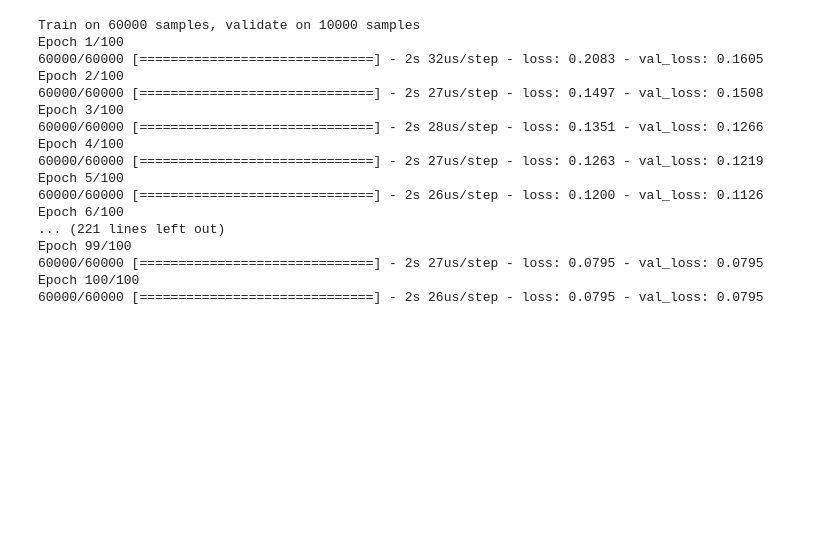
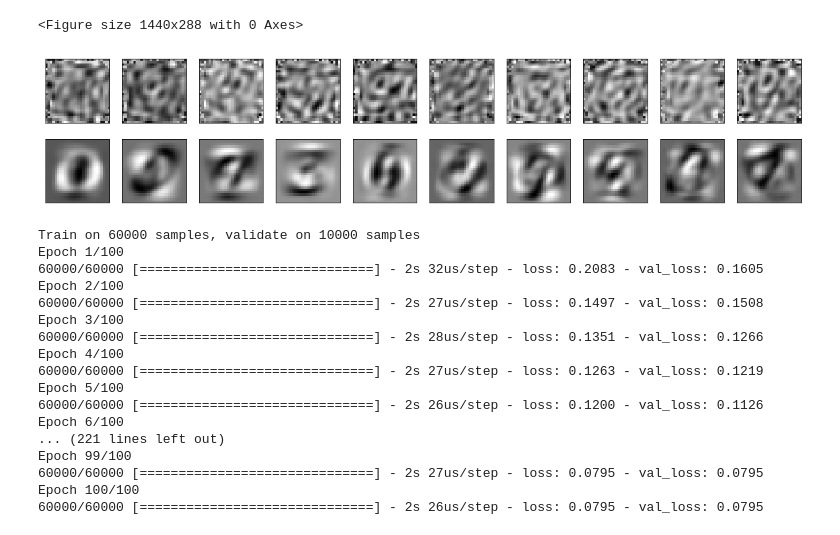
Before and after one commit to artificialsoph/yes_we_gan, a Jupyter notebook: 02 Autoencoders/Autoencoders.ipynb, the cells around one changed output. Cells and saved outputs as stored; diff of their text form; code cells hidden in the pictures; blank space fills up the shorter version.

```diff
--- a/02 Autoencoders/Autoencoders.ipynb
+++ b/02 Autoencoders/Autoencoders.ipynb
@@ -79,3 +168,24 @@ Epoch 50/50
+# %%
+n = 10
+plt.figure(figsize=(20, 4))
+
+fig, axes = plt.subplots(nrows=2, ncols=n, figsize=(20,4))
+for i in range(n):
+    # display original
+    ax = axes[0,i]
+    ax.imshow(encoder_weights.T[i,:].reshape(28, 28), cmap="gray")
+    ax.get_xaxis().set_visible(False)
+    ax.get_yaxis().set_visible(False)
+
+    # display reconstruction
+    ax = axes[1,i]
+    ax.imshow(pca_components[i, :].reshape(28, 28), cmap="gray")
+    ax.get_xaxis().set_visible(False)
+    ax.get_yaxis().set_visible(False)
+plt.show()
+# %% [output]
+<Figure size 1440x288 with 0 Axes>
+[figure, added]
 # %%
 input_img = keras.layers.Input(shape=(784,))
 encoded = keras.layers.Dense(128, activation='relu')(input_img)
```
Also changed, not shown: parts of 19 cells of this notebook, 3 other files.
